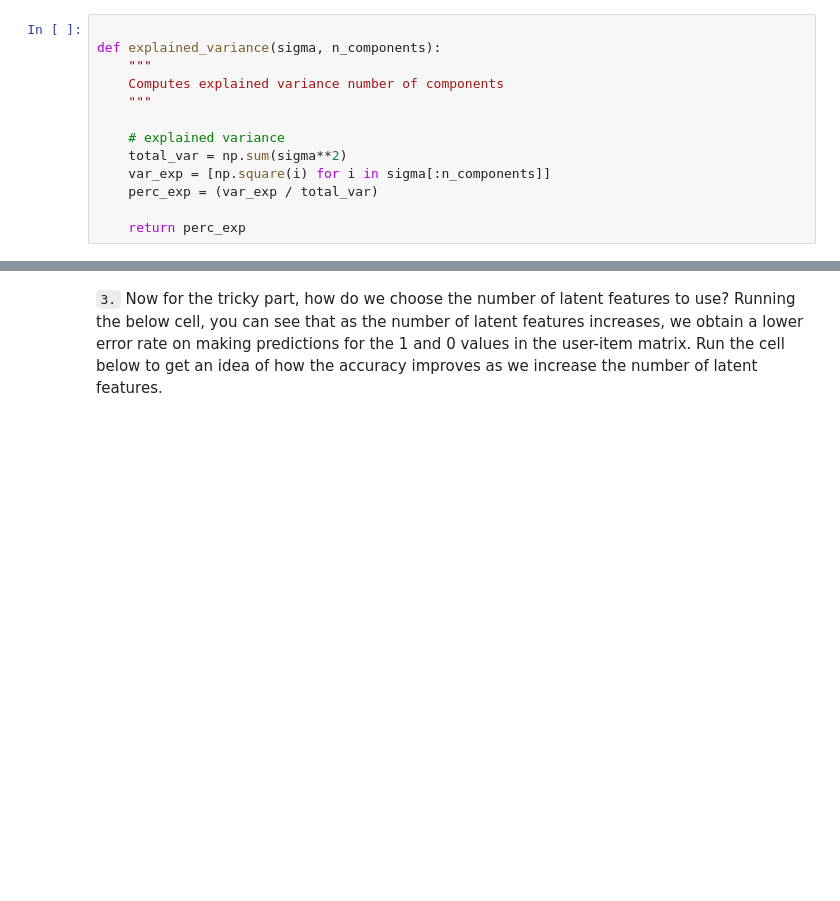
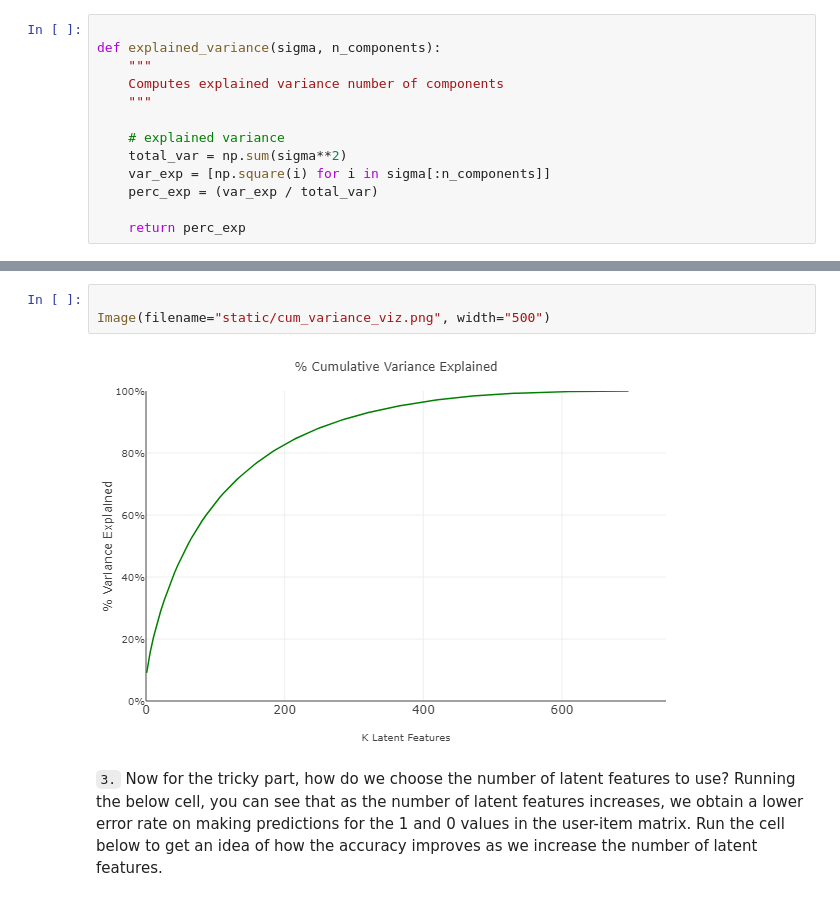
Before and after one commit to TheAnalyticCraft/IBM-Recommendation-Engine-Project, a Jupyter notebook: Recommendations_with_IBM.ipynb, the cells around one changed output, grey strips where cells are left out. Saved outputs shown, nothing was run; the diff lists cells and outputs as text; blank space fills up the shorter version.

```diff
--- a/Recommendations_with_IBM.ipynb
+++ b/Recommendations_with_IBM.ipynb
@@ -1620,6 +1583,11 @@ fig = go.Figure(data=[trace], layout=layout)
 iplot(fig)
 # %% [output]
 [interactive output not drawn]
+# %%
+
+Image(filename="static/cum_variance_viz.png", width="500")
+# %% [output]
+[figure, added]
 # %% [markdown]
 `3.` Now for the tricky part, how do we choose the number of latent features to use?  Running the below cell, you can see that as the number of latent features increases, we obtain a lower error rate on making predictions for the 1 and 0 values in the user-item matrix.  Run the cell below to get an idea of how the accuracy improves as we increase the number of latent features.
 # %%
```
Also changed, not shown: parts of 5 cells of this notebook, 1 other file.
